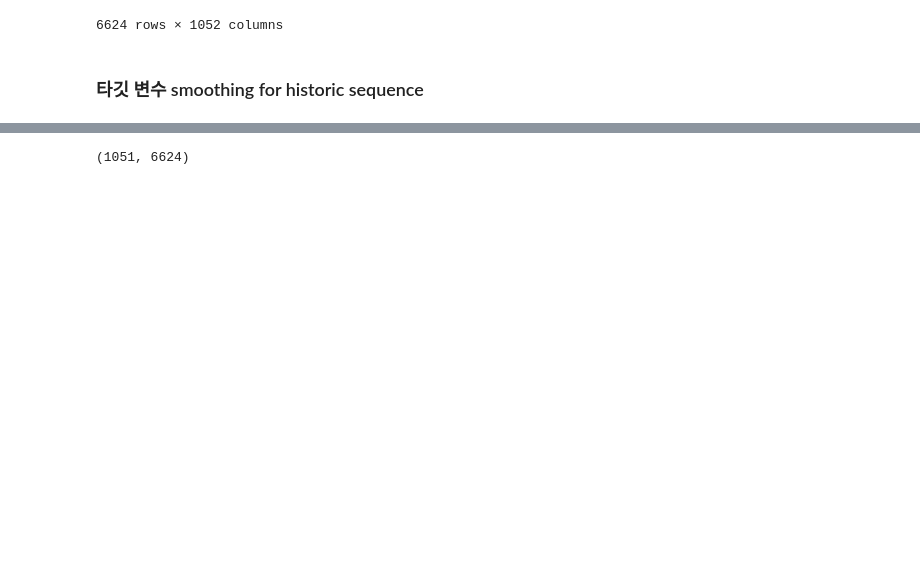
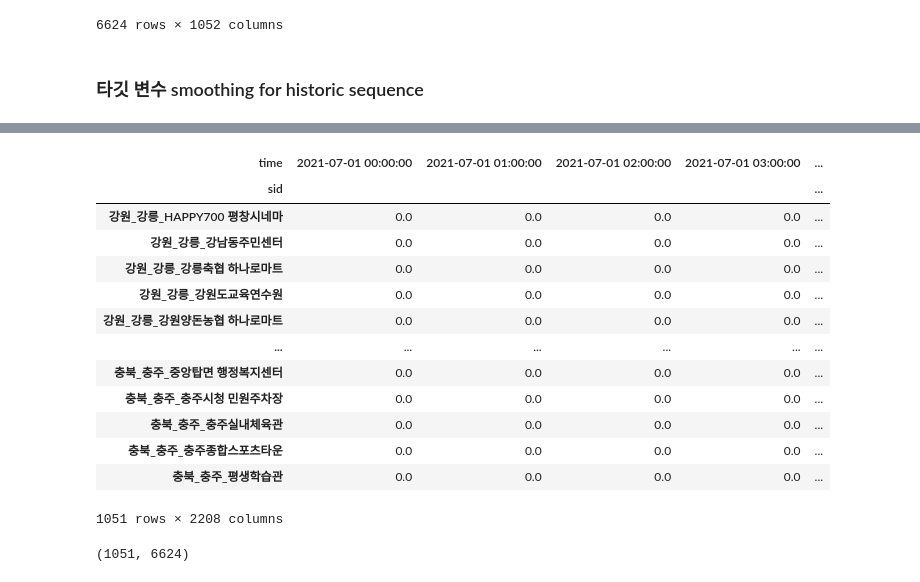
Before and after one commit to easttuna/ev-charger-occupancy-prediction, a Jupyter notebook: notebooks/data_selection_preprocess.ipynb, the cells around one changed output, grey strips where cells are left out. Cells and saved outputs as stored; diff of their text form; code cells hidden in the pictures; blank space fills up the shorter version.

```diff
--- a/notebooks/data_selection_preprocess.ipynb
+++ b/notebooks/data_selection_preprocess.ipynb
@@ -633,7 +644,24 @@ data = data.set_index('sid')
 # %%
 historic_data = data.T
 historic_data.index = pd.to_datetime(historic_data.index)
-historic_data = historic_data.resample(rule='1h').mean().T.values
+historic_data = historic_data.resample(rule='1h').mean().T
+# %%
+historic_data
+# %% [output]
+| time | 2021-07-01 00:00:00 | 2021-07-01 01:00:00 | 2021-07-01 02:00:00 | 2021-07-01 03:00:00 | ... |
+| sid |  |  |  |  | ... |
+| 강원_강릉_HAPPY700 평창시네마 | 0.0 | 0.0 | 0.0 | 0.0 | ... |
+| 강원_강릉_강남동주민센터 | 0.0 | 0.0 | 0.0 | 0.0 | ... |
+| 강원_강릉_강릉축협 하나로마트 | 0.0 | 0.0 | 0.0 | 0.0 | ... |
+| 강원_강릉_강원도교육연수원 | 0.0 | 0.0 | 0.0 | 0.0 | ... |
+| 강원_강릉_강원양돈농협 하나로마트 | 0.0 | 0.0 | 0.0 | 0.0 | ... |
+| ... | ... | ... | ... | ... | ... |
+| 충북_충주_중앙탑면 행정복지센터 | 0.0 | 0.0 | 0.0 | 0.0 | ... |
+| 충북_충주_충주시청 민원주차장 | 0.0 | 0.0 | 0.0 | 0.0 | ... |
+| 충북_충주_충주실내체육관 | 0.0 | 0.0 | 0.0 | 0.0 | ... |
+| 충북_충주_충주종합스포츠타운 | 0.0 | 0.0 | 0.0 | 0.0 | ... |
+| 충북_충주_평생학습관 | 0.0 | 0.0 | 0.0 | 0.0 | ... |
+1051 rows × 2208 columns
 # %%
 import numpy as np
 
```
Also changed, not shown: parts of 1 cell of this notebook.
